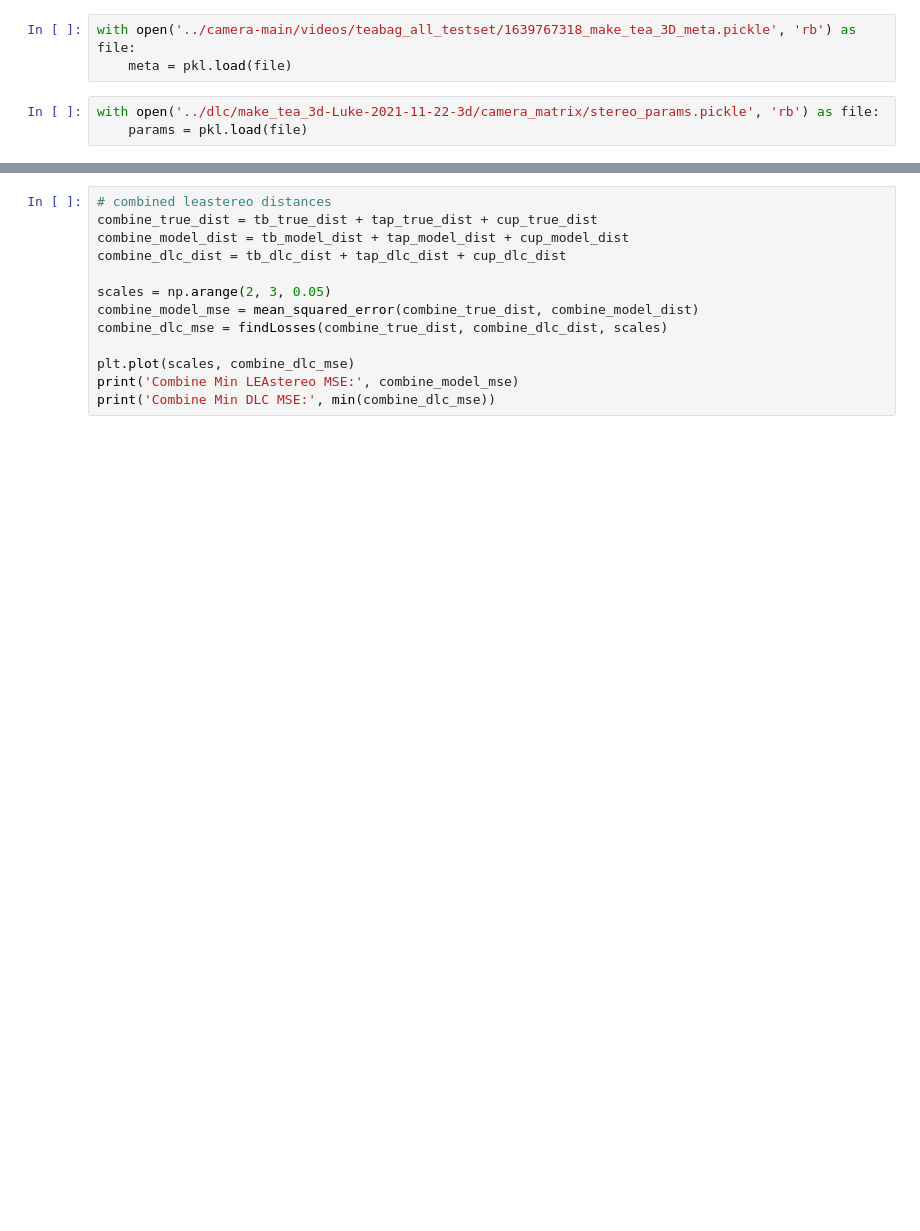
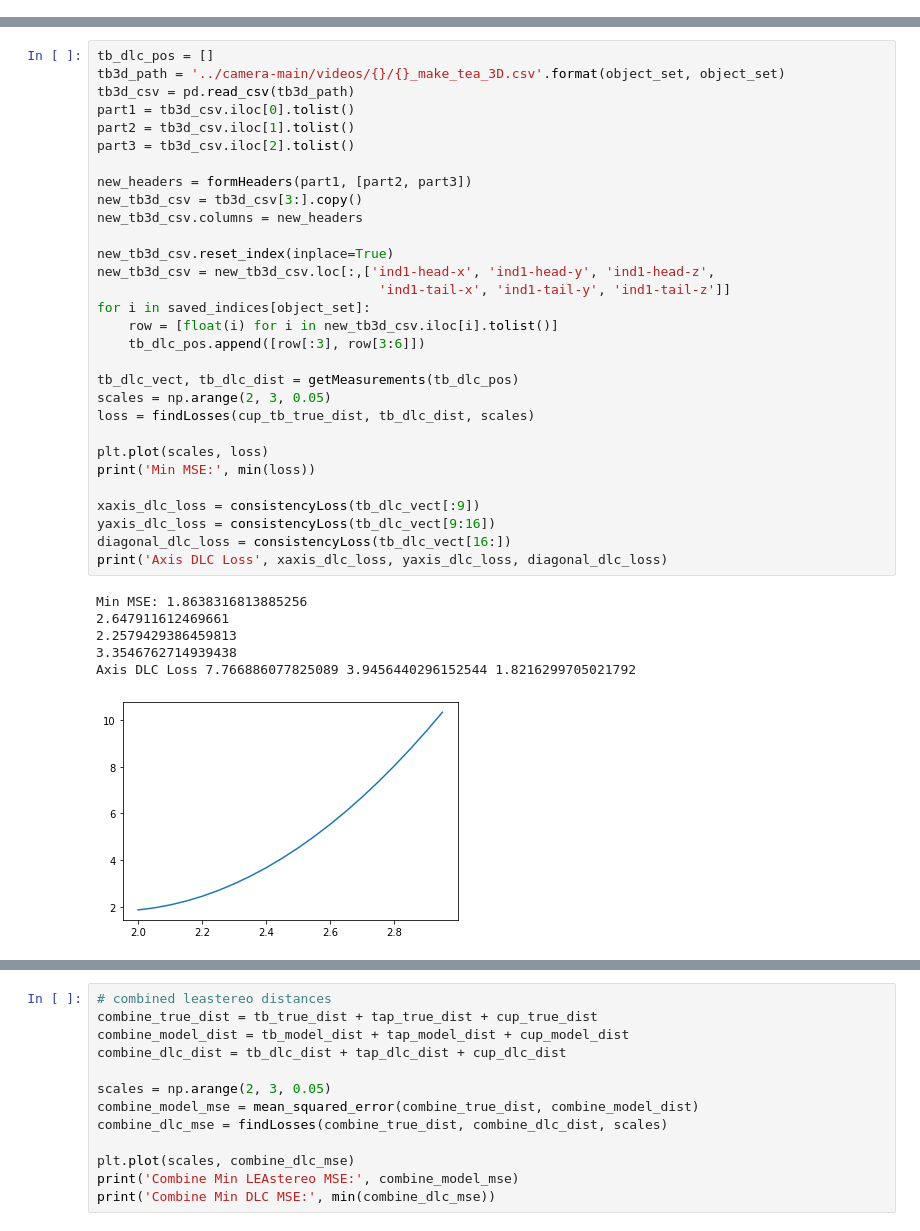
Before and after one commit to x35yao/make_tea, a Jupyter notebook: LEAstereo/depth2camera3D.ipynb, the cells around one changed output, grey strips where cells are left out. Cells and saved outputs as stored; diff of their text form; blank space fills up the shorter version.

Commit message:
update comparison of models on new object set

```diff
--- a/LEAstereo/depth2camera3D.ipynb
+++ b/LEAstereo/depth2camera3D.ipynb
@@ -245,6 +0,0 @@ Min MSE: 1.1490402371220543
-# %%
-with open('../camera-main/videos/teabag_all_testset/1639767318_make_tea_3D_meta.pickle', 'rb') as file:
-    meta = pkl.load(file)
-# %%
-with open('../dlc/make_tea_3d-Luke-2021-11-22-3d/camera_matrix/stereo_params.pickle', 'rb') as file:
-    params = pkl.load(file)
@@ -574,0 +76,37 @@ print('Cup Min MSE:', min(loss))
+# %%
+tb_dlc_pos = []
+tb3d_path = '../camera-main/videos/{}/{}_make_tea_3D.csv'.format(object_set, object_set)
+tb3d_csv = pd.read_csv(tb3d_path)
+part1 = tb3d_csv.iloc[0].tolist()
+part2 = tb3d_csv.iloc[1].tolist()
+part3 = tb3d_csv.iloc[2].tolist()
+
+new_headers = formHeaders(part1, [part2, part3])
+new_tb3d_csv = tb3d_csv[3:].copy()
+new_tb3d_csv.columns = new_headers
+
+new_tb3d_csv.reset_index(inplace=True)
+new_tb3d_csv = new_tb3d_csv.loc[:,['ind1-head-x', 'ind1-head-y', 'ind1-head-z',
+                                    'ind1-tail-x', 'ind1-tail-y', 'ind1-tail-z']]
+for i in saved_indices[object_set]:
+    row = [float(i) for i in new_tb3d_csv.iloc[i].tolist()]
+    tb_dlc_pos.append([row[:3], row[3:6]])
+
+tb_dlc_vect, tb_dlc_dist = getMeasurements(tb_dlc_pos)
+scales = np.arange(2, 3, 0.05)
+loss = findLosses(cup_tb_true_dist, tb_dlc_dist, scales)
+
+plt.plot(scales, loss)
+print('Min MSE:', min(loss))
+
+xaxis_dlc_loss = consistencyLoss(tb_dlc_vect[:9])
+yaxis_dlc_loss = consistencyLoss(tb_dlc_vect[9:16])
+diagonal_dlc_loss = consistencyLoss(tb_dlc_vect[16:])
+print('Axis DLC Loss', xaxis_dlc_loss, yaxis_dlc_loss, diagonal_dlc_loss)
+# %% [output]
+Min MSE: 1.8638316813885256
+2.647911612469661
+2.2579429386459813
+3.3546762714939438
+Axis DLC Loss 7.766886077825089 3.9456440296152544 1.8216299705021792
+[figure, added]
```
Also changed, not shown: parts of 40 cells of this notebook, 1 other file.
